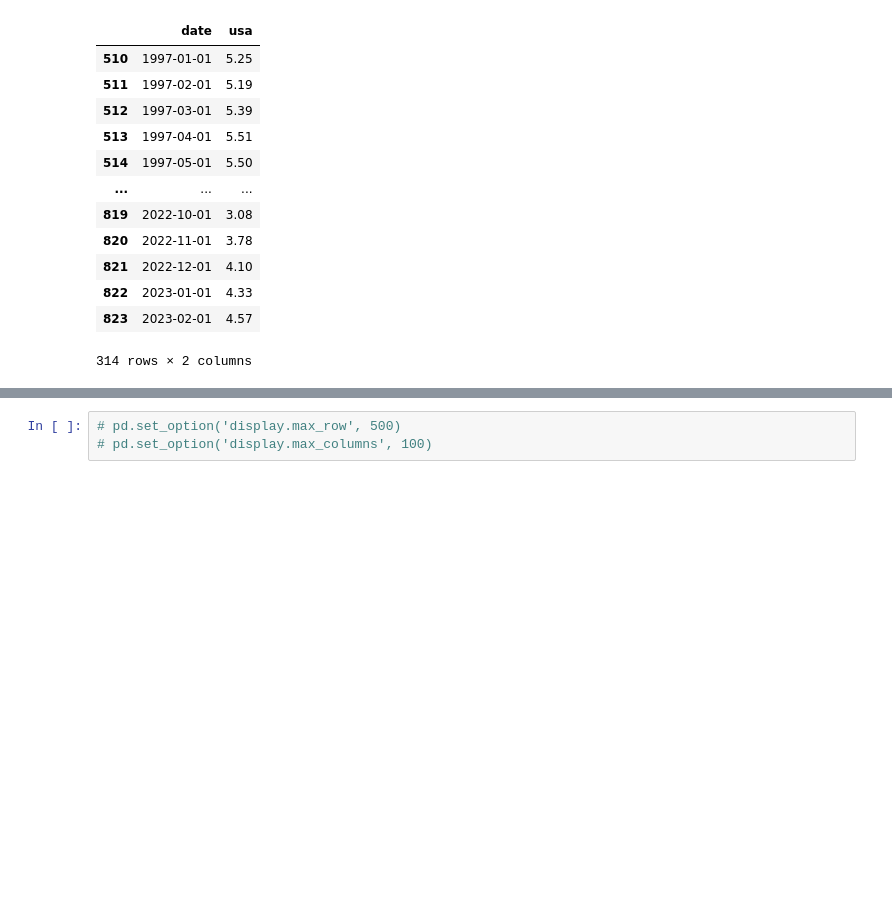
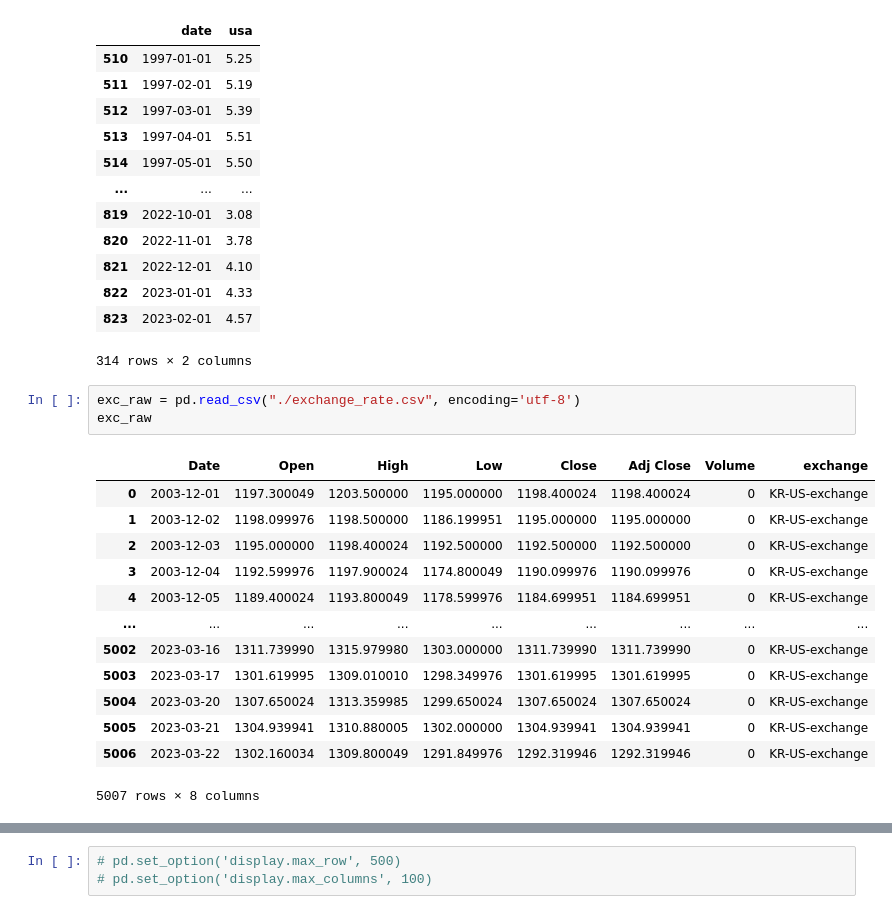
Before and after one commit to giokim12/data-preprocessing, a Jupyter notebook: interest_clean.ipynb, the cells around one changed output, grey strips where cells are left out. Saved outputs shown, nothing was run; the diff lists cells and outputs as text; blank space fills up the shorter version.

```diff
--- a/interest_clean.ipynb
+++ b/interest_clean.ipynb
@@ -100,3 +100,20 @@ df_u
 | 822 | 2023-01-01 | 4.33 |
 | 823 | 2023-02-01 | 4.57 |
 314 rows × 2 columns
+# %%
+exc_raw = pd.read_csv("./exchange_rate.csv", encoding='utf-8')
+exc_raw
+# %% [output]
+|  | Date | Open | High | Low | Close | Adj Close | Volume | exchange |
+| 0 | 2003-12-01 | 1197.300049 | 1203.500000 | 1195.000000 | 1198.400024 | 1198.400024 | 0 | KR-US-exchange |
+| 1 | 2003-12-02 | 1198.099976 | 1198.500000 | 1186.199951 | 1195.000000 | 1195.000000 | 0 | KR-US-exchange |
+| 2 | 2003-12-03 | 1195.000000 | 1198.400024 | 1192.500000 | 1192.500000 | 1192.500000 | 0 | KR-US-exchange |
+| 3 | 2003-12-04 | 1192.599976 | 1197.900024 | 1174.800049 | 1190.099976 | 1190.099976 | 0 | KR-US-exchange |
+| 4 | 2003-12-05 | 1189.400024 | 1193.800049 | 1178.599976 | 1184.699951 | 1184.699951 | 0 | KR-US-exchange |
+| ... | ... | ... | ... | ... | ... | ... | ... | ... |
+| 5002 | 2023-03-16 | 1311.739990 | 1315.979980 | 1303.000000 | 1311.739990 | 1311.739990 | 0 | KR-US-exchange |
+| 5003 | 2023-03-17 | 1301.619995 | 1309.010010 | 1298.349976 | 1301.619995 | 1301.619995 | 0 | KR-US-exchange |
+| 5004 | 2023-03-20 | 1307.650024 | 1313.359985 | 1299.650024 | 1307.650024 | 1307.650024 | 0 | KR-US-exchange |
+| 5005 | 2023-03-21 | 1304.939941 | 1310.880005 | 1302.000000 | 1304.939941 | 1304.939941 | 0 | KR-US-exchange |
+| 5006 | 2023-03-22 | 1302.160034 | 1309.800049 | 1291.849976 | 1292.319946 | 1292.319946 | 0 | KR-US-exchange |
+5007 rows × 8 columns
```
Also changed, not shown: parts of 5 cells of this notebook, 3 other files.
